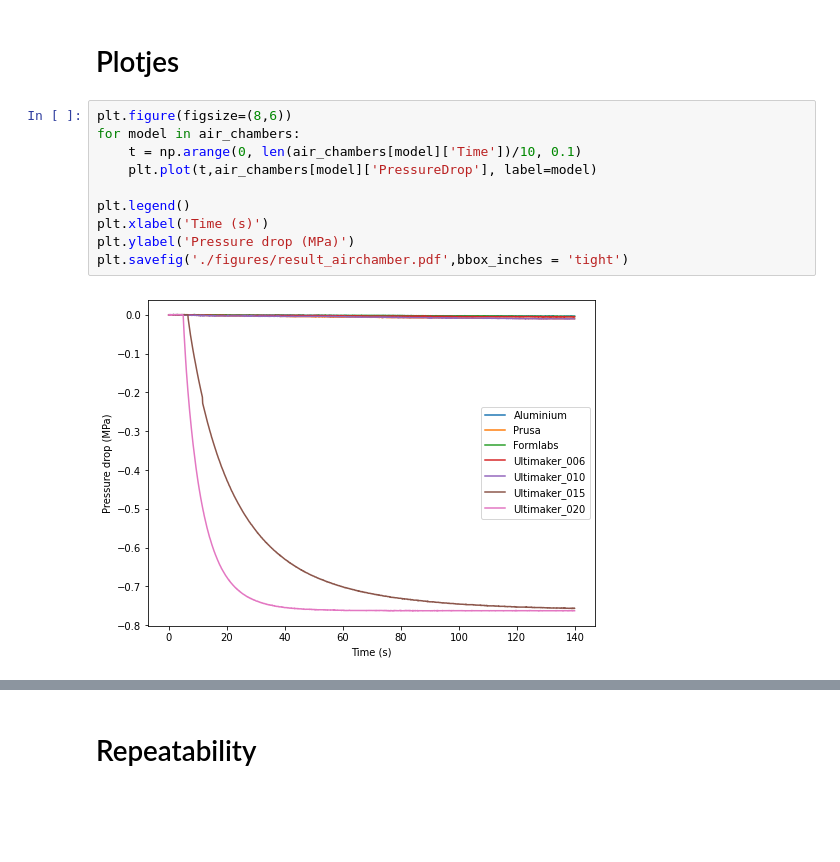
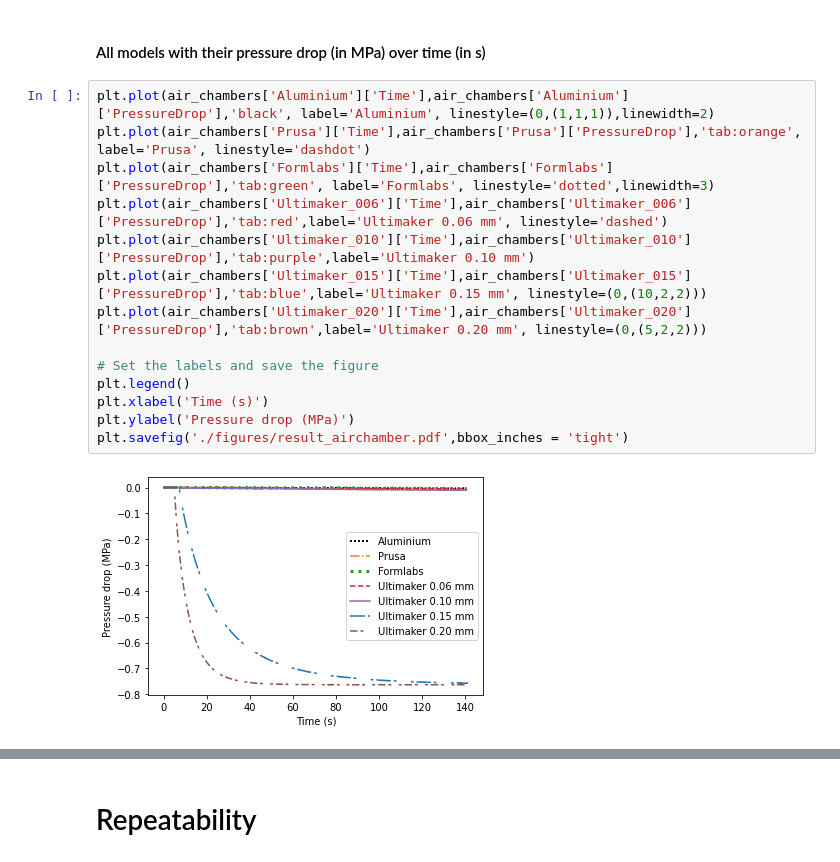
Before and after one commit to EvaZillen/3D-printed-pneumatic-actuator, a Jupyter notebook: compressed-air-chamber-results/Resultaten compressed-air chambers.ipynb, the cells around one changed output, grey strips where cells are left out. Drawn from its saved outputs; the diff is of its cells as text; blank space fills up the shorter version.

```diff
--- a/compressed-air-chamber-results/Resultaten compressed-air chambers.ipynb
+++ b/compressed-air-chamber-results/Resultaten compressed-air chambers.ipynb
@@ -24,15 +35,19 @@ for model in models:
     air_chambers[model]['PressureDrop'] = air_chambers[model]['Pressure'] - air_chambers[model]['Pressure'][0]
 # %% [markdown]
-# Plotjes
+#### All models with their pressure drop (in MPa) over time (in s)
-# %%
-plt.figure(figsize=(8,6))
-for model in air_chambers:
-    t = np.arange(0, len(air_chambers[model]['Time'])/10, 0.1)
-    plt.plot(t,air_chambers[model]['PressureDrop'], label=model)
-
-plt.legend()
-plt.xlabel('Time (s)')
-plt.ylabel('Pressure drop (MPa)')
-plt.savefig('./figures/result_airchamber.pdf',bbox_inches = 'tight')
-# %% [output]
-[figure, removed]
+# %%
+plt.plot(air_chambers['Aluminium']['Time'],air_chambers['Aluminium']['PressureDrop'],'black', label='Aluminium', linestyle=(0,(1,1,1)),linewidth=2)
+plt.plot(air_chambers['Prusa']['Time'],air_chambers['Prusa']['PressureDrop'],'tab:orange', label='Prusa', linestyle='dashdot')
+plt.plot(air_chambers['Formlabs']['Time'],air_chambers['Formlabs']['PressureDrop'],'tab:green', label='Formlabs', linestyle='dotted',linewidth=3)
+plt.plot(air_chambers['Ultimaker_006']['Time'],air_chambers['Ultimaker_006']['PressureDrop'],'tab:red',label='Ultimaker 0.06 mm', linestyle='dashed')
+plt.plot(air_chambers['Ultimaker_010']['Time'],air_chambers['Ultimaker_010']['PressureDrop'],'tab:purple',label='Ultimaker 0.10 mm')
+plt.plot(air_chambers['Ultimaker_015']['Time'],air_chambers['Ultimaker_015']['PressureDrop'],'tab:blue',label='Ultimaker 0.15 mm', linestyle=(0,(10,2,2)))
+plt.plot(air_chambers['Ultimaker_020']['Time'],air_chambers['Ultimaker_020']['PressureDrop'],'tab:brown',label='Ultimaker 0.20 mm', linestyle=(0,(5,2,2)))
+
+# Set the labels and save the figure
+plt.legend()
+plt.xlabel('Time (s)')
+plt.ylabel('Pressure drop (MPa)')
+plt.savefig('./figures/result_airchamber.pdf',bbox_inches = 'tight')
+# %% [output]
+[figure, added]
```
Also changed, not shown: parts of 11 cells of this notebook, 7 other files.
